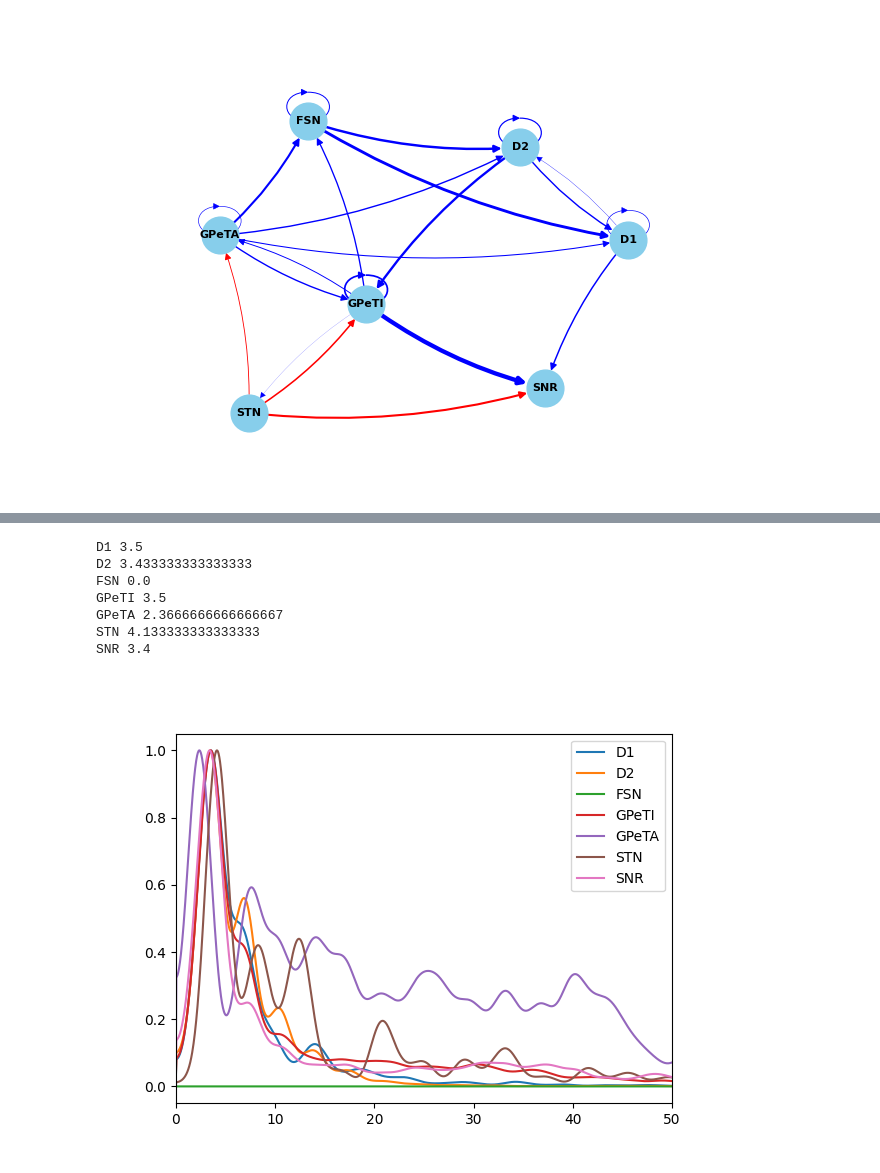
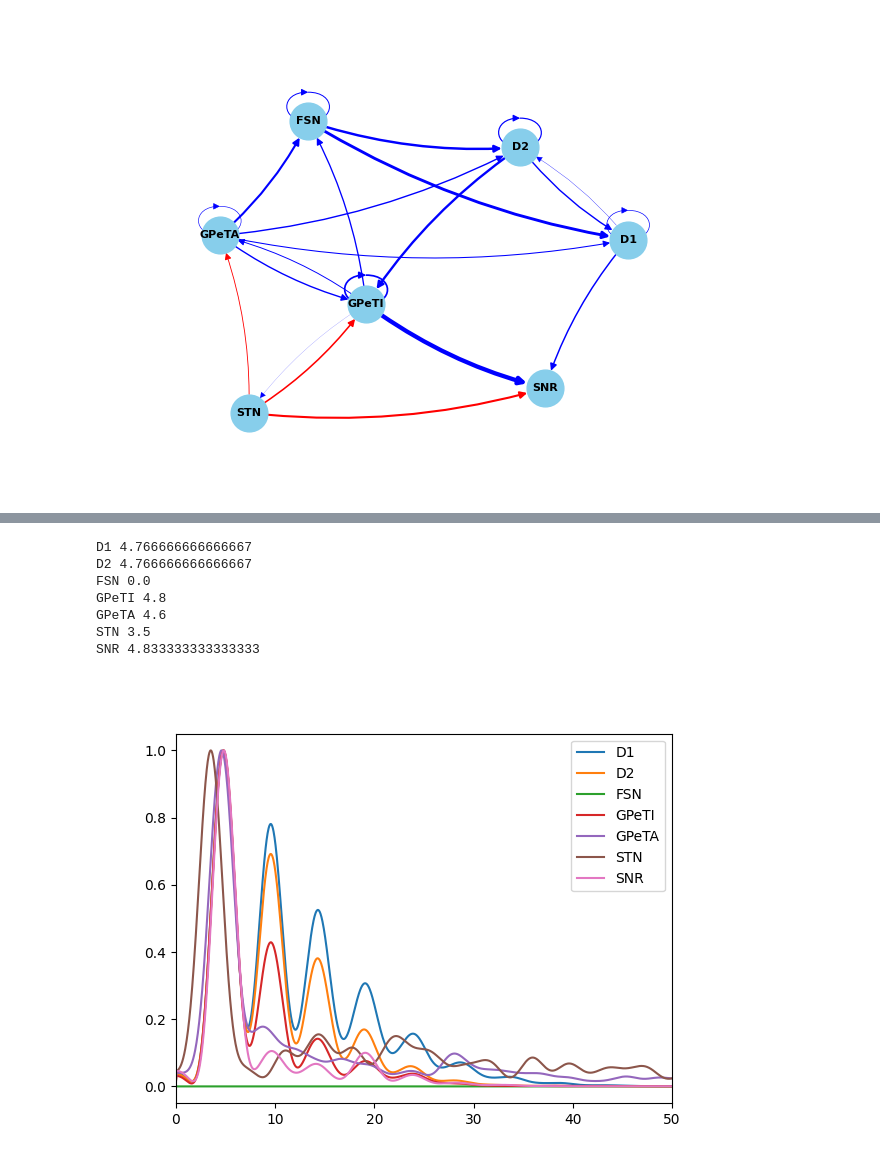
Before and after one commit to djanloo/quilt, a Jupyter notebook: basal_ganglia.ipynb, the cells around one changed output, grey strips where cells are left out. Drawn from its saved outputs; the diff is of its cells as text; code cells hidden in the pictures.

```diff
--- a/basal_ganglia.ipynb
+++ b/basal_ganglia.ipynb
@@ -51,5 +51,5 @@ sn.populations["D2"].add_injector(500,  # pA
                                   500   # ms
                                  )
 # %%
-sn.run(dt=0.1, time=800)
+sn.run(dt=0.1, time=500)
 # %% [output]
@@ -81,37 +81,36 @@ plt.legend()
 # %%
 from numpy.fft import fft, fftfreq
 from scipy.signal import welch
 from sklearn.preprocessing import MinMaxScaler
 fig, ax = plt.subplots()
 
 pop = "D1"
+burn_in = 2000
 scaler = MinMaxScaler()
 for pop in sn.populations.keys():
-    signal = spikes[pop]
+    signal = spikes[pop][burn_in:]
     N = len(spikes[pop])
     binned_signal = np.convolve(signal, np.ones(10))
 
 
     f, PSD = welch(binned_signal,
                    1000,
                    nperseg=500,
                    noverlap=250,
                    nfft=30000,
                    scaling='density',
                    window='hamming')
 
-    # psd = fft(np.convolve(spikes[pop], np.ones(10)))[:N//2]
-    # freqs = fftfreq(N, 0.1)[:N//2]
     plt.plot(f, scaler.fit_transform(PSD[:, None]).squeeze(), label=pop)
     print(pop, f[np.argmax(PSD)])
 plt.xlim([0,50]);
 plt.legend();
 # %% [output]
-D1 3.5
-D2 3.433333333333333
+D1 4.766666666666667
+D2 4.766666666666667
 FSN 0.0
-GPeTI 3.5
-GPeTA 2.3666666666666667
-STN 4.133333333333333
-SNR 3.4
+GPeTI 4.8
+GPeTA 4.6
+STN 3.5
+SNR 4.833333333333333
-[figure, old version]
+[figure, new version]
```
Also changed, not shown: parts of 2 cells of this notebook, 1 other file.
